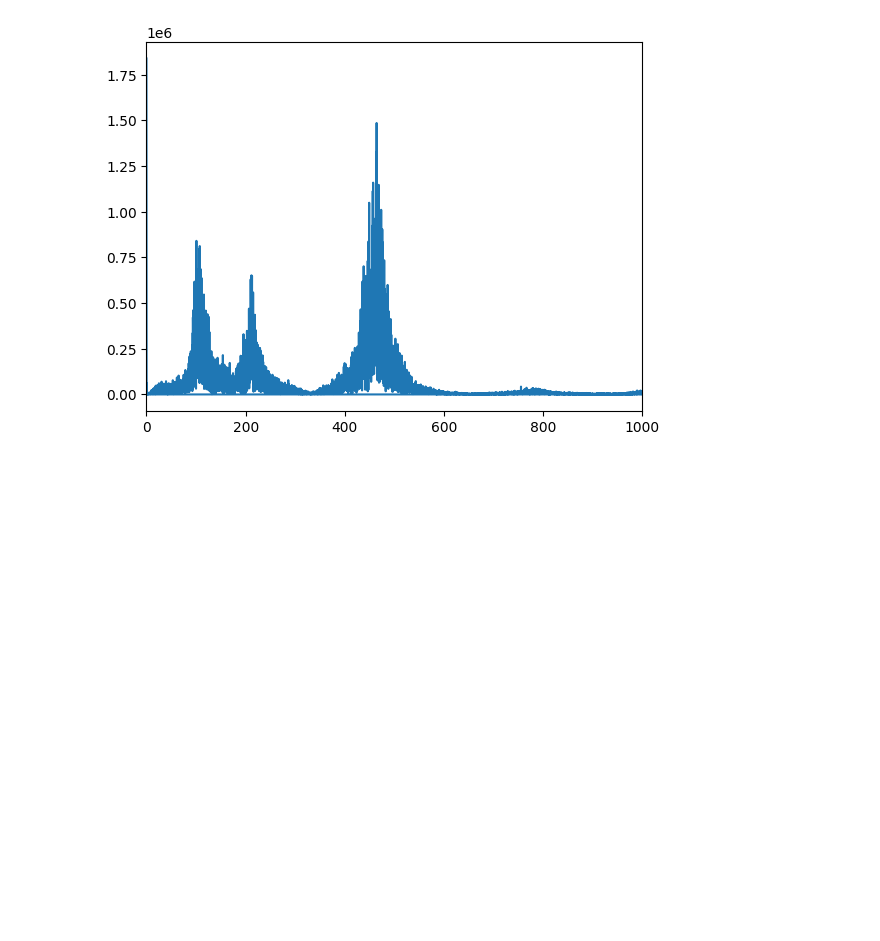
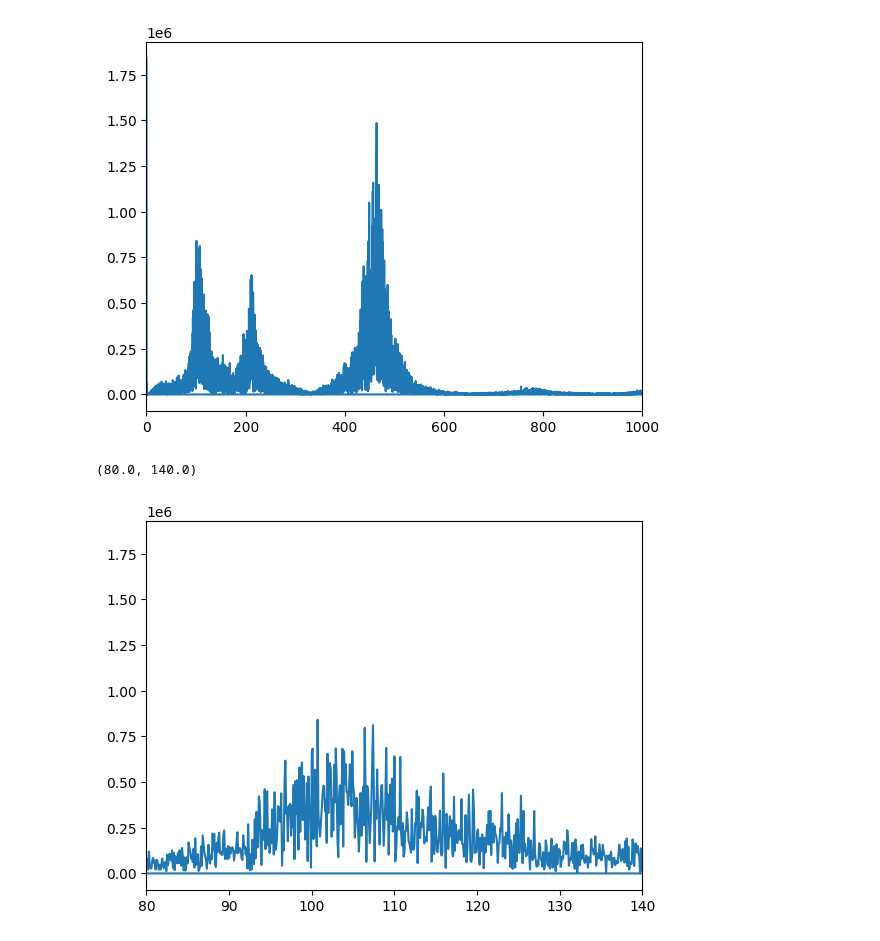
Before and after one commit to CaffineAddic/Wavelet_transforms_in_schlieren_flame_images, a Jupyter notebook: IIST_data/3/Pressure_data_3.ipynb, the cells around one changed output. Cells and saved outputs as stored; diff of their text form; code cells hidden in the pictures; blank space fills up the shorter version.

```diff
--- a/IIST_data/3/Pressure_data_3.ipynb
+++ b/IIST_data/3/Pressure_data_3.ipynb
@@ -59,3 +59,9 @@ plt.xlim(0, 1000)
 # %% [output]
 (0.0, 1000.0)
 [figure]
+# %%
+plt.plot(frequencies, abs(fft_sig))
+plt.xlim(80, 140)
+# %% [output]
+(80.0, 140.0)
+[figure, added]
```
Also changed, not shown: 4 other files.
